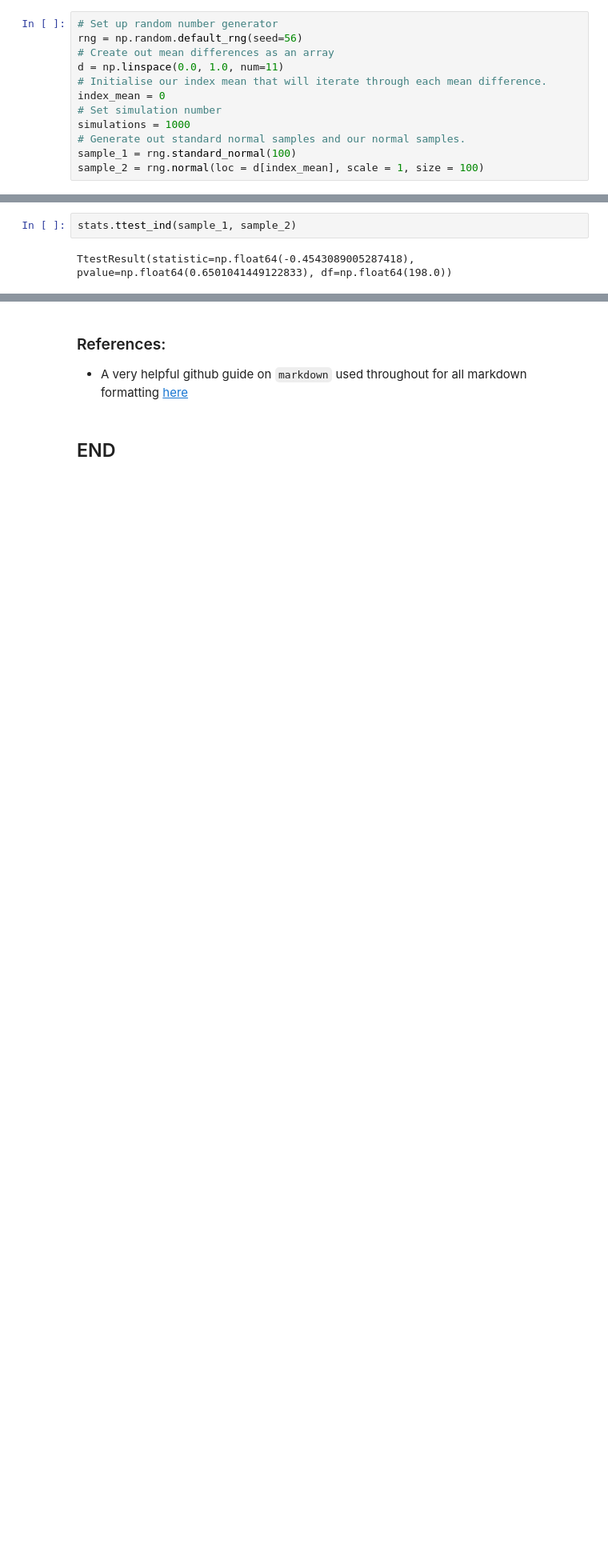
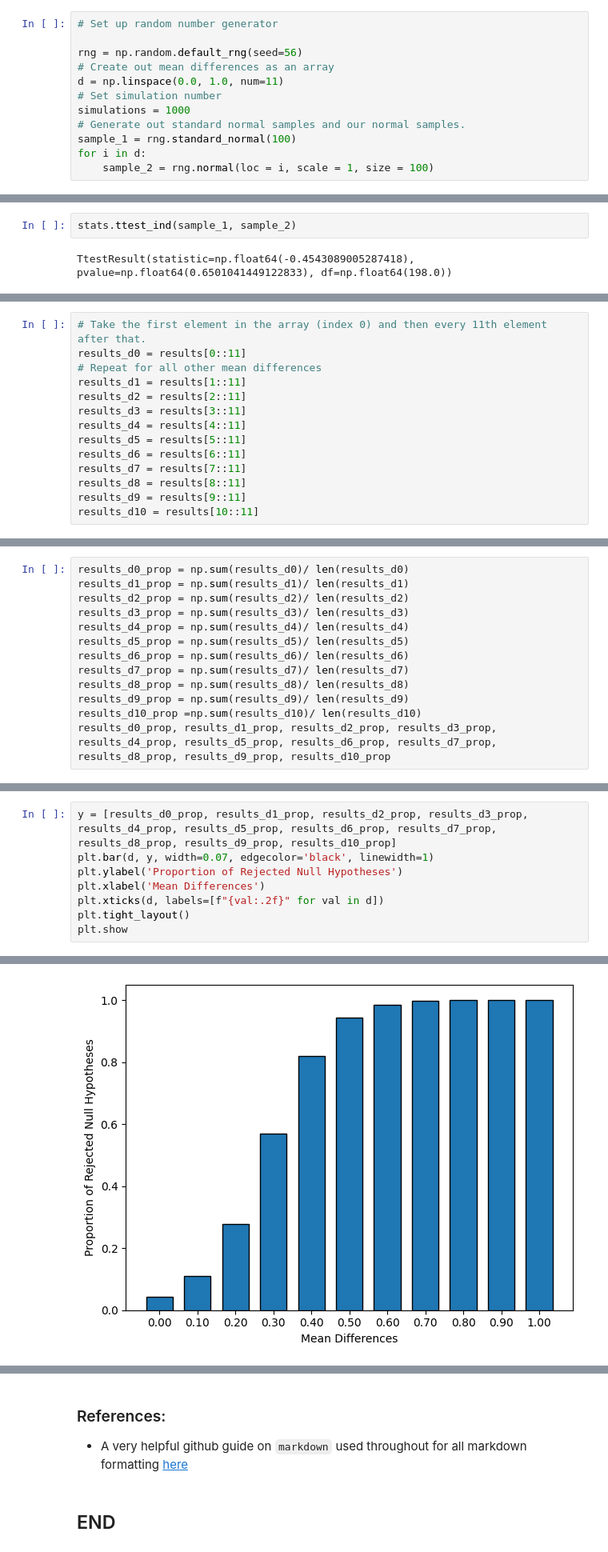
Before and after one commit to AndreHoarau/applied-statistics-assessment, a Jupyter notebook: problems.ipynb, the cells around one changed output, grey strips where cells are left out. Shown at 80% size. Cells and saved outputs as stored; diff of their text form; blank space fills up the shorter version.

```diff
--- a/problems.ipynb
+++ b/problems.ipynb
@@ -378,16 +378,16 @@ _Plot this proportion against $d$, and explain how the type II error rate change
 Let's set up our samples and define our variables.
 # %%
 # Set up random number generator
+
 rng = np.random.default_rng(seed=56)
 # Create out mean differences as an array
 d = np.linspace(0.0, 1.0, num=11)
-# Initialise our index mean that will iterate through each mean difference.
-index_mean = 0
 # Set simulation number
 simulations = 1000
 # Generate out standard normal samples and our normal samples.
 sample_1 = rng.standard_normal(100)
-sample_2 = rng.normal(loc = d[index_mean], scale = 1, size = 100)
+for i in d:
+    sample_2 = rng.normal(loc = i, scale = 1, size = 100)
 # %% [markdown]
 Next I will generate the t-test for one iteration
 This is an independent samples t-test the [scipy.stats documentation](https://docs.scipy.org/doc/scipy/reference/generated/scipy.stats.ttest_ind.html) explains in detail.
@@ -416,0 +446,14 @@ IndexError: invalid index to scalar variable.
+# %%
+# Take the first element in the array (index 0) and then every 11th element after that.
+results_d0 = results[0::11]
+# Repeat for all other mean differences
+results_d1 = results[1::11]
+results_d2 = results[2::11]
+results_d3 = results[3::11]
+results_d4 = results[4::11]
+results_d5 = results[5::11]
+results_d6 = results[6::11]
+results_d7 = results[7::11]
+results_d8 = results[8::11]
+results_d9 = results[9::11]
+results_d10 = results[10::11]
@@ -416,0 +463,13 @@ IndexError: invalid index to scalar variable.
+# %%
+results_d0_prop = np.sum(results_d0)/ len(results_d0)
+results_d1_prop = np.sum(results_d1)/ len(results_d1)
+results_d2_prop = np.sum(results_d2)/ len(results_d2)
+results_d3_prop = np.sum(results_d3)/ len(results_d3)
+results_d4_prop = np.sum(results_d4)/ len(results_d4)
+results_d5_prop = np.sum(results_d5)/ len(results_d5)
+results_d6_prop = np.sum(results_d6)/ len(results_d6)
+results_d7_prop = np.sum(results_d7)/ len(results_d7)
+results_d8_prop = np.sum(results_d8)/ len(results_d8)
+results_d9_prop = np.sum(results_d9)/ len(results_d9)
+results_d10_prop =np.sum(results_d10)/ len(results_d10)
+results_d0_prop, results_d1_prop, results_d2_prop, results_d3_prop, results_d4_prop, results_d5_prop, results_d6_prop, results_d7_prop, results_d8_prop, results_d9_prop, results_d10_prop
@@ -416,0 +490,9 @@ IndexError: invalid index to scalar variable.
+# %%
+y = [results_d0_prop, results_d1_prop, results_d2_prop, results_d3_prop, results_d4_prop, results_d5_prop, results_d6_prop, results_d7_prop, results_d8_prop, results_d9_prop, results_d10_prop]
+plt.bar(d, y, width=0.07, edgecolor='black', linewidth=1)
+plt.ylabel('Proportion of Rejected Null Hypotheses')
+plt.xlabel('Mean Differences')
+plt.xticks(d, labels=[f"{val:.2f}" for val in d])
+plt.tight_layout()
+plt.show
+# %% [output]
@@ -416,0 +500 @@ IndexError: invalid index to scalar variable.
+[figure, added]
```
Also changed, not shown: parts of 14 cells of this notebook.
